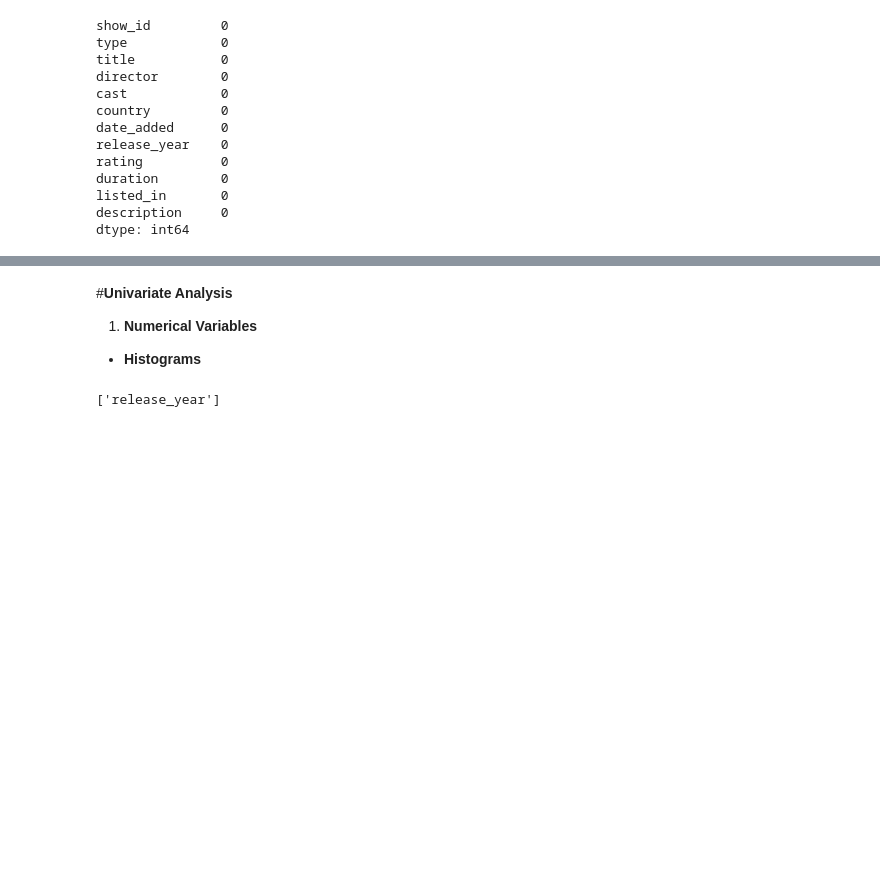
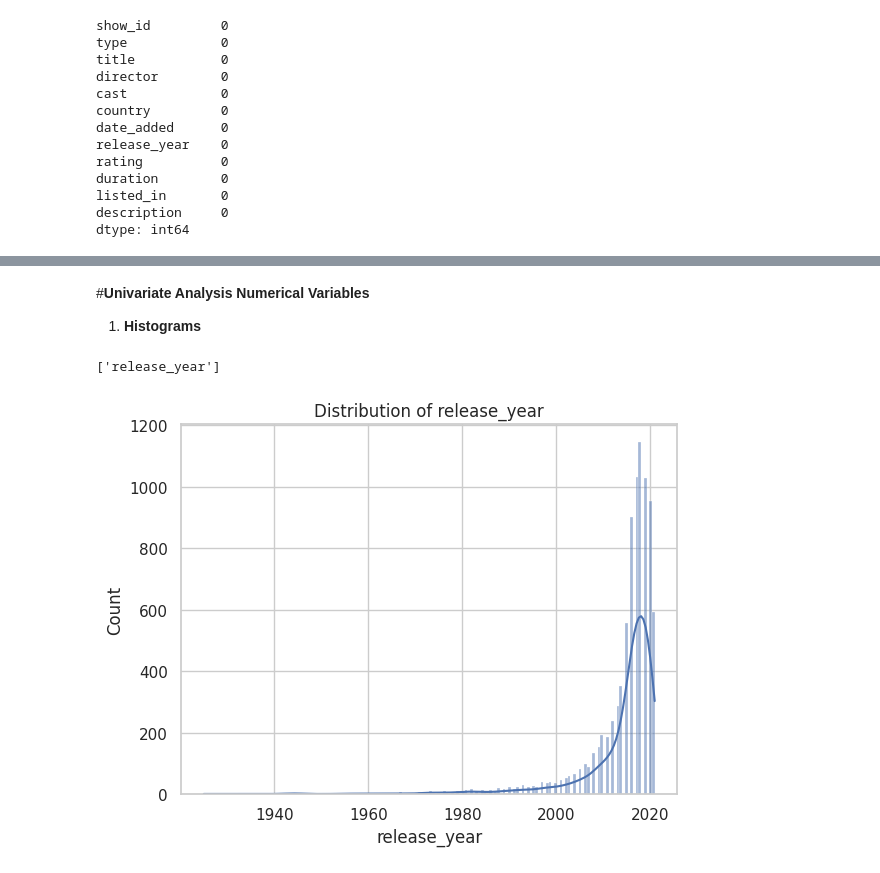
Before and after one commit to StacyChebet/Netflix-EDA, a Jupyter notebook: Netflix_Exploratory_Data_Analysis.ipynb, the cells around one changed output, grey strips where cells are left out. Saved outputs shown, nothing was run; the diff lists cells and outputs as text; code cells hidden in the pictures; blank space fills up the shorter version.

```diff
--- a/Netflix_Exploratory_Data_Analysis.ipynb
+++ b/Netflix_Exploratory_Data_Analysis.ipynb
@@ -252,0 +260,7 @@ dtype: int64
+# %%
+#Dropping unnecessary columns
+columns_to_drop = ['title', 'description', 'show_id']
+df = df.drop(columns=columns_to_drop)
+
+#Displaying the first few rows to confirm changes
+df.head()
@@ -253,7 +274,7 @@ dtype: int64
 # %% [markdown]
 #**Univariate Analysis**
-1. **Numerical Variables**
-- **Histograms**
+**Numerical Variables**
+1. **Histograms**
 # %%
 numerical_vars
 # %% [output]
@@ -261,5 +282,8 @@ numerical_vars
 # %%
 #Univariate analysis for numerical variables
 for var in numerical_vars:
   sns.histplot(df[var].dropna(), kde=True)
-  plt.title
+  plt.title(f'Distribution of {var}')
+  plt.show()
+# %% [output]
+[figure, added]
```
Also changed, not shown: parts of 14 cells of this notebook.
